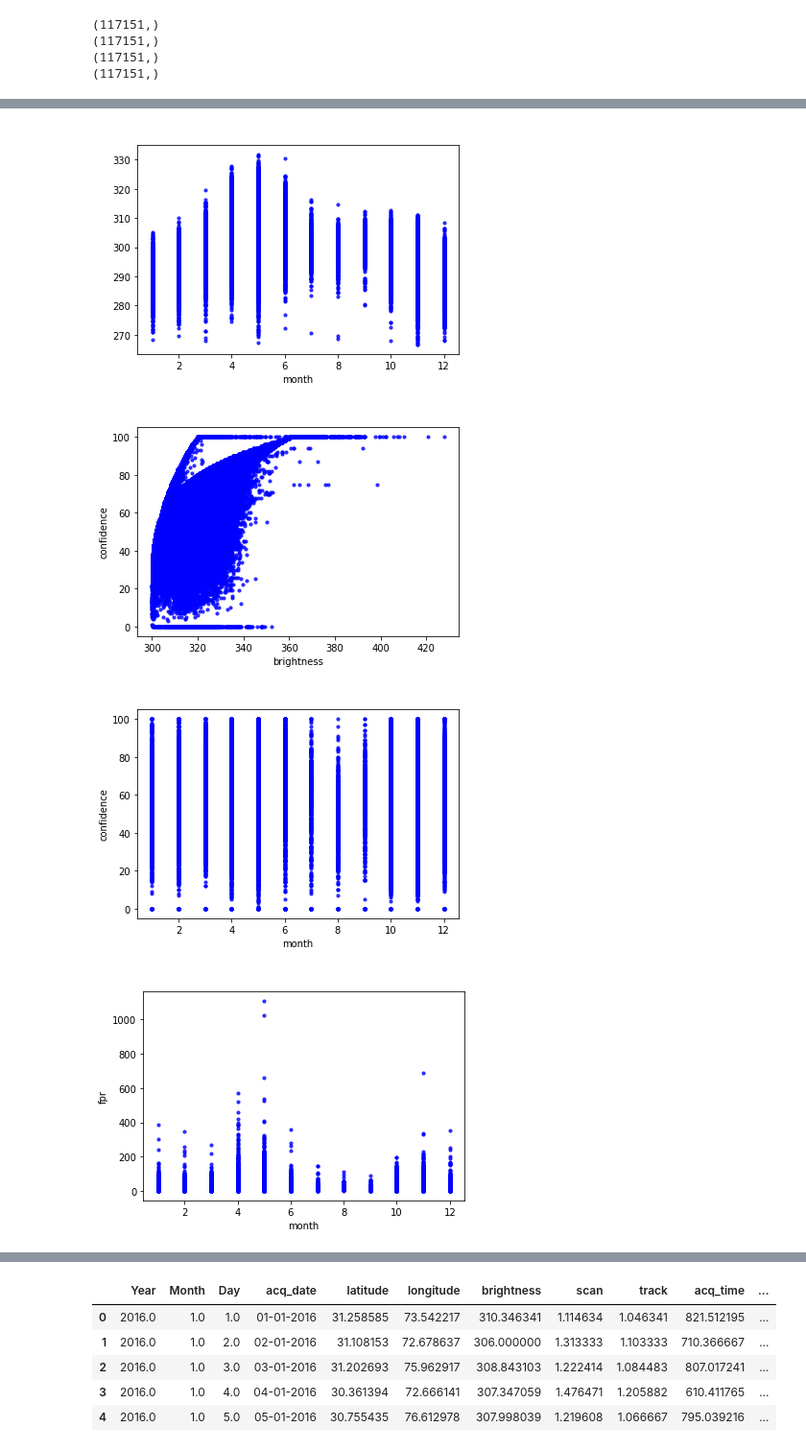
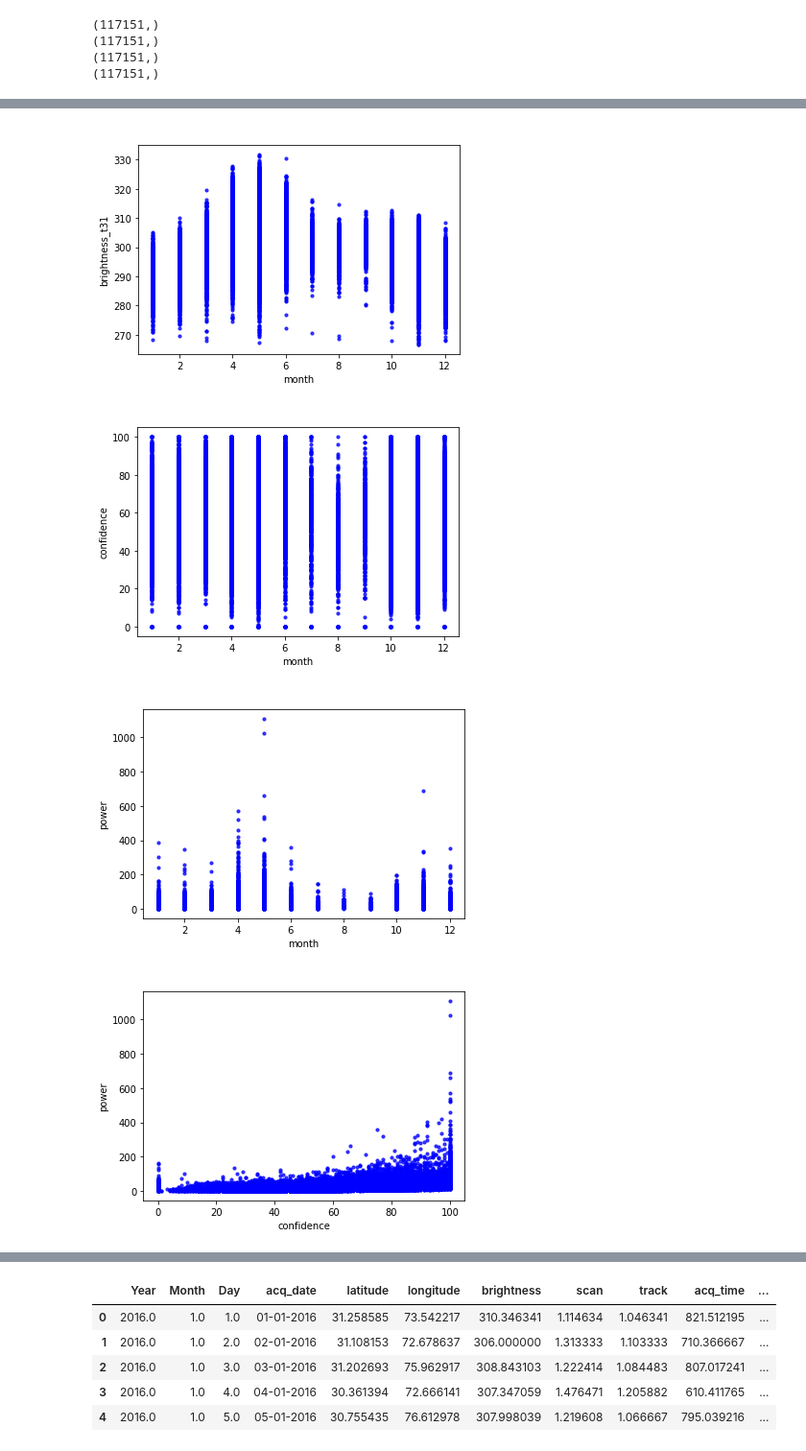
Before and after one commit to Meetanshi18/crop-burning-analysis, a Jupyter notebook: codes/fire_final.ipynb, the cells around one changed output, grey strips where cells are left out. Shown at 96% size. Cells and saved outputs as stored; diff of their text form; code cells hidden in the pictures.

```diff
--- a/codes/fire_final.ipynb
+++ b/codes/fire_final.ipynb
@@ -60,15 +79,15 @@ _ = plt.plot()
 # %% [output]
 [figure]
 # %%
-br=data['brightness']
-br_31=data['bright_t31']
-mon=data['Month']
-con=data['confidence']
-pwr=data['frp']
-print(br.shape)
-print(br_31.shape)
-print(mon.shape)
-print(con.shape)
+brightness = data['brightness']
+brightness_31=data['bright_t31']
+month =data['Month']
+confidence=data['confidence']
+power=data['frp']
+print(brightness.shape)
+print(brightness_31.shape)
+print(month.shape)
+print(confidence.shape)
 # %% [output]
 (117151,)
 (117151,)
@@ -77,24 +96,23 @@ print(con.shape)
 # %%
 def scatterplot(y2,y1,x_label=" ",y_label=" ",title=" ",color="b",yscale_log=False):
     _, ax=plt.subplots()
     ax.scatter(y2,y1,s=10, color = color, alpha=0.75)
 
     if yscale_log==True:
         ax.set_yscale('log')
 
     ax.set_title(title)
     ax.set_xlabel(x_label)
     ax.set_ylabel(y_label)
 
-scatterplot(mon,br,'month','brightness')
-scatterplot(mon,br_31,'month')
-scatterplot(br,con,'brightness','confidence')
-scatterplot(mon,con,'month','confidence')
-scatterplot(mon,pwr,'month','fpr')
-scatterplot(con,pwr,'con','fpr')
+scatterplot(month,brightness,'month','brightness')
+scatterplot(month,brightness_31,'month','brightness_t31')
+scatterplot(month,confidence,'month','confidence')
+scatterplot(month,power,'month','power')
+scatterplot(confidence,power,'confidence','power')
 # %% [output]
 [figure]
-[figure, old version]
+[figure, new version]
-[figure, old version]
+[figure, new version]
-[figure, old version]
+[figure, new version]
-[figure, old version]
+[figure, new version]
```
Also changed, not shown: parts of 17 cells of this notebook, 1 other file.
